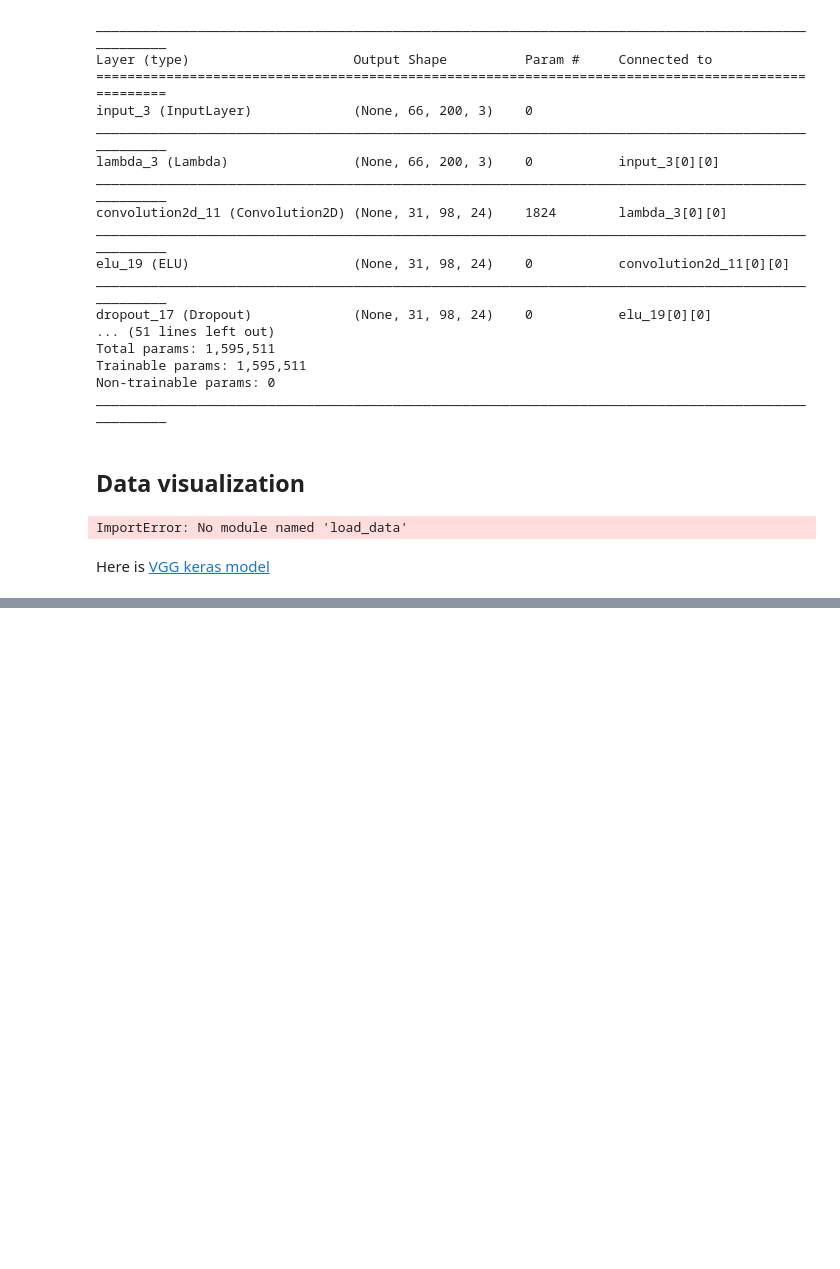
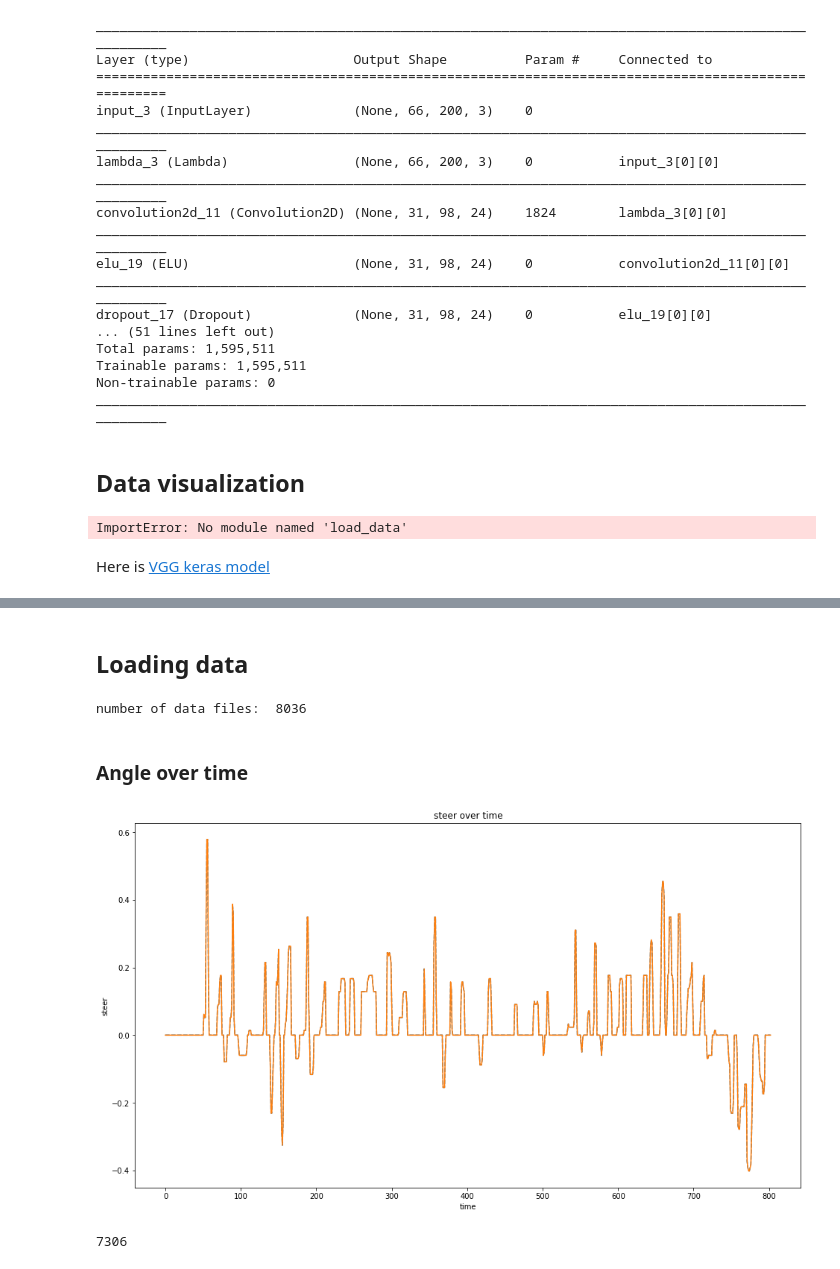
Before and after one commit to ab2005/carnd-behavioral-cloning, a Jupyter notebook: project.ipynb, the cells around one changed output, grey strips where cells are left out. Drawn from its saved outputs; the diff is of its cells as text; code cells hidden in the pictures; blank space fills up the shorter version.

```diff
--- a/project.ipynb
+++ b/project.ipynb
@@ -902,0 +922,54 @@ def VGG16(include_top=True, weights='imagenet',
+# %% [markdown]
+## Loading data
+# %%
+# Loading data
+csv_path = 'data/driving_log.csv'
+data_files_s = pd.read_csv(csv_path,
+    header=0,
+    names=['center','left','right','steer','throttle','break','speed'],
+    index_col = False)
+data_files_s['direction'] = pd.Series('s', index=data_files_s.index)
+print('number of data files: ', len(data_files_s))
+
+steer = np.array(data_files_s.steer)
+# %% [output]
+number of data files:  8036
+# %% [markdown]
+### Angle over time
+# %%
+# plot
+FRAMES_PER_SECOND = 10
+len_plt = len(data_files_s) / FRAMES_PER_SECOND
+#200
+
+def plot_x_over_time(x, length, label):
+    rev = np.array(x,dtype=np.float32)
+    t_s = np.arange(len(rev))
+    x_s = np.array(x)
+    y_s = rev
+    sm_s = rev
+    plt.rcParams["figure.figsize"]= [16, 9]
+    plt.plot(t_s[0:len_plt],x_s[0:len_plt],'--',t_s[0:len_plt],y_s[0:len_plt]);
+    plt.title(label +  ' over time')
+    plt.xlabel('time')
+    plt.ylabel(label)
+    plt.show()
+
+plot_x_over_time(data_files_s.steer, len_plt, 'steer')
+# plot_x_over_time(data_files_s.speed, len_plt, 'speed')
+# plot_x_over_time(data_files_s.throttle, len_plt, 'throttle')
+# plot_x_over_time(data_files_s['break'], len_plt, 'breaks')
+
+
+rev_steer_s = np.array(data_files_s.steer,dtype=np.float32)
+steer_sm_s = rev_steer_s
+data_files_s['steer_sm'] = pd.Series(steer_sm_s, index=data_files_s.index)
+# %% [output]
+[figure, added]
+# %%
+# Do we really need to filter by throttle or speed?
+ind = data_files_s['throttle'] > 0
+data_files_filtered = data_files_s[ind].reset_index()
+len(data_files_filtered)
+# %% [output]
+7306
```
Also changed, not shown: parts of 11 cells of this notebook, 1 other file.
